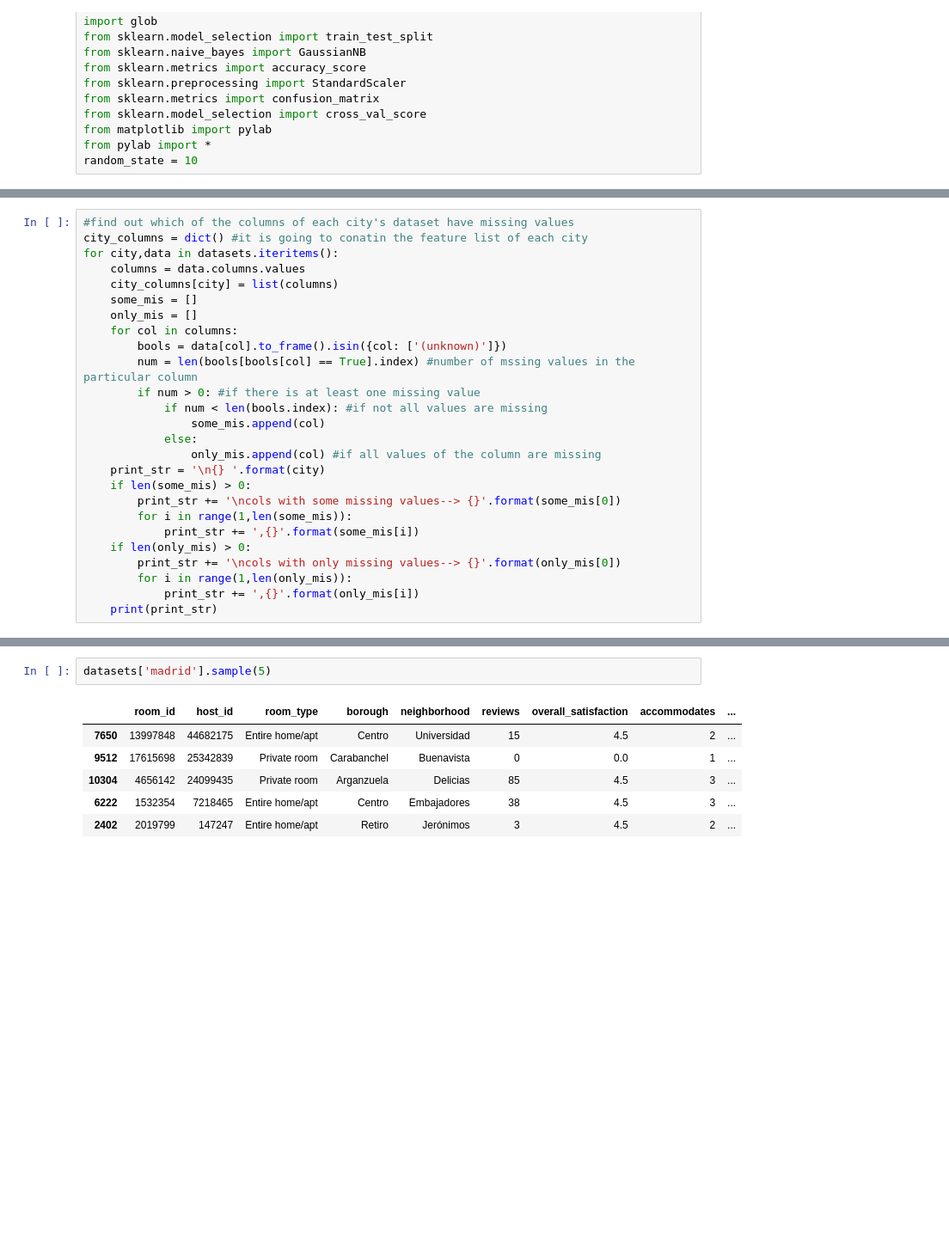
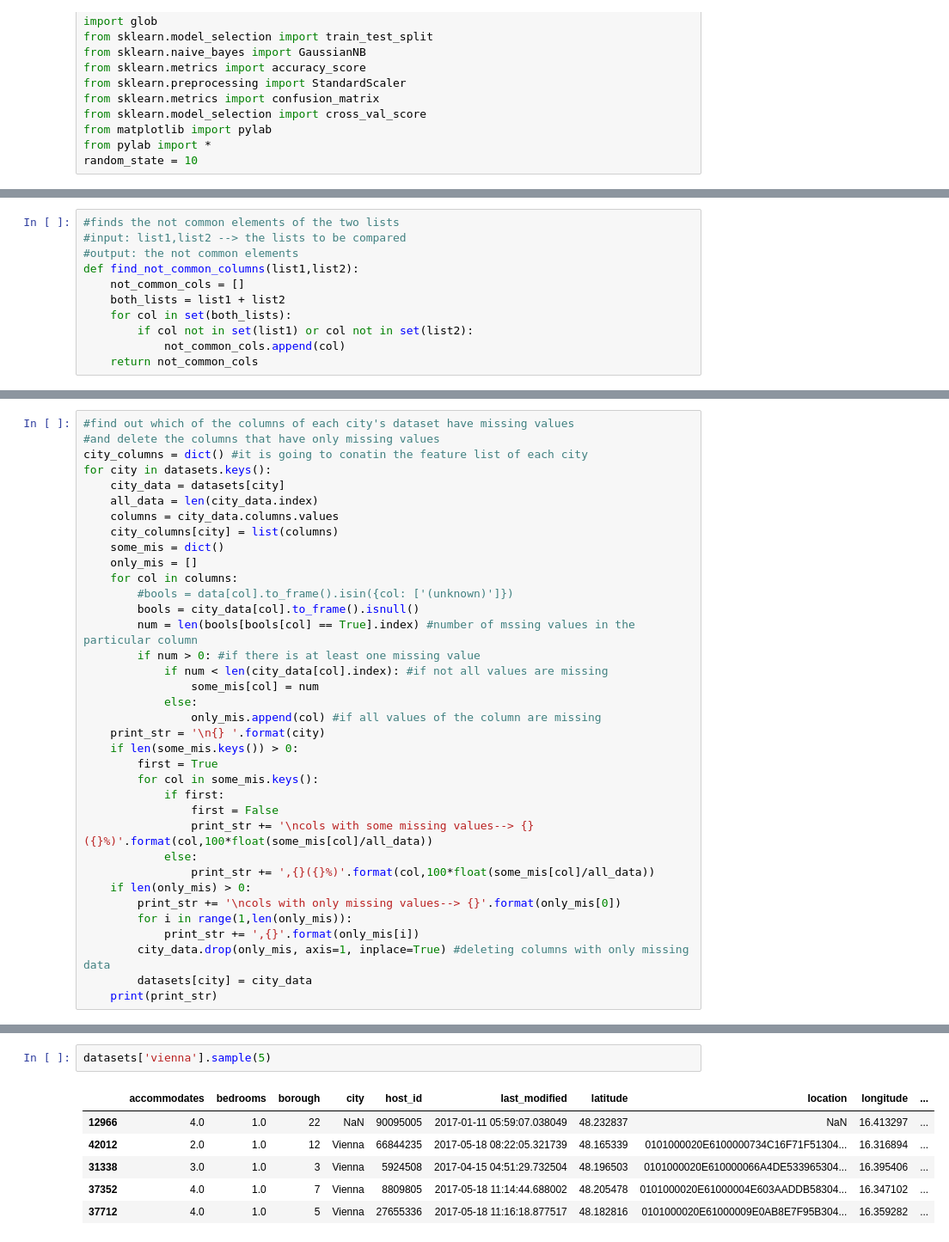
Before and after one commit to and92reas/AirBnB-Data-Analysis, a Jupyter notebook: processing.ipynb, the cells around one changed output, grey strips where cells are left out. Shown: that part at 86% size. Saved outputs shown, nothing was run; the diff lists cells and outputs as text; blank space fills up the shorter version.

Commit message:
second day
Spend all time fixing errors at preprocessing. The only new thing was that the outliers were delteted. Much work to be done. No time

```diff
--- a/processing.ipynb
+++ b/processing.ipynb
@@ -39,0 +31,11 @@ for city in cities:
+# %%
+#finds the not common elements of the two lists
+#input: list1,list2 --> the lists to be compared
+#output: the not common elements
+def find_not_common_columns(list1,list2):
+    not_common_cols = []
+    both_lists = list1 + list2
+    for col in set(both_lists):
+        if col not in set(list1) or col not in set(list2):
+            not_common_cols.append(col)
+    return not_common_cols
@@ -40,28 +92,38 @@ for city in cities:
 # %%
 #find out which of the columns of each city's dataset have missing values
+#and delete the columns that have only missing values
 city_columns = dict() #it is going to conatin the feature list of each city
-for city,data in datasets.iteritems():
-    columns = data.columns.values
+for city in datasets.keys():
+    city_data = datasets[city]
+    all_data = len(city_data.index)
+    columns = city_data.columns.values
     city_columns[city] = list(columns)
-    some_mis = []
+    some_mis = dict()
     only_mis = []
     for col in columns:
-        bools = data[col].to_frame().isin({col: ['(unknown)']})
+        #bools = data[col].to_frame().isin({col: ['(unknown)']})
+        bools = city_data[col].to_frame().isnull()
         num = len(bools[bools[col] == True].index) #number of mssing values in the particular column
         if num > 0: #if there is at least one missing value
-            if num < len(bools.index): #if not all values are missing
-                some_mis.append(col)
+            if num < len(city_data[col].index): #if not all values are missing
+                some_mis[col] = num
             else:
                 only_mis.append(col) #if all values of the column are missing
     print_str = '\n{} '.format(city)
-    if len(some_mis) > 0:
-        print_str += '\ncols with some missing values--> {}'.format(some_mis[0])
-        for i in range(1,len(some_mis)):
-            print_str += ',{}'.format(some_mis[i])
+    if len(some_mis.keys()) > 0:
+        first = True
+        for col in some_mis.keys():
+            if first:
+                first = False
+                print_str += '\ncols with some missing values--> {}({}%)'.format(col,100*float(some_mis[col]/all_data))
+            else:
+                print_str += ',{}({}%)'.format(col,100*float(some_mis[col]/all_data))
     if len(only_mis) > 0:
         print_str += '\ncols with only missing values--> {}'.format(only_mis[0])
         for i in range(1,len(only_mis)):
             print_str += ',{}'.format(only_mis[i])
+        city_data.drop(only_mis, axis=1, inplace=True) #deleting columns with only missing data
+        datasets[city] = city_data
     print(print_str)
 # %% [output]
 edinburgh
@@ -84,12 +167,12 @@ cols with only missing values--> country,bathrooms,minstay
 # %%
-datasets['madrid'].sample(5)
+datasets['vienna'].sample(5)
 # %% [output]
-|  | room_id | host_id | room_type | borough | neighborhood | reviews | overall_satisfaction | accommodates | ... |
-| 7650 | 13997848 | 44682175 | Entire home/apt | Centro | Universidad | 15 | 4.5 | 2 | ... |
-| 9512 | 17615698 | 25342839 | Private room | Carabanchel | Buenavista | 0 | 0.0 | 1 | ... |
-| 10304 | 4656142 | 24099435 | Private room | Arganzuela | Delicias | 85 | 4.5 | 3 | ... |
-| 6222 | 1532354 | 7218465 | Entire home/apt | Centro | Embajadores | 38 | 4.5 | 3 | ... |
-| 2402 | 2019799 | 147247 | Entire home/apt | Retiro | Jerónimos | 3 | 4.5 | 2 | ... |
+|  | accommodates | bedrooms | borough | city | host_id | last_modified | latitude | location | longitude | ... |
+| 12966 | 4.0 | 1.0 | 22 | NaN | 90095005 | 2017-01-11 05:59:07.038049 | 48.232837 | NaN | 16.413297 | ... |
+| 42012 | 2.0 | 1.0 | 12 | Vienna | 66844235 | 2017-05-18 08:22:05.321739 | 48.165339 | 0101000020E6100000734C16F71F51304... | 16.316894 | ... |
+| 31338 | 3.0 | 1.0 | 3 | Vienna | 5924508 | 2017-04-15 04:51:29.732504 | 48.196503 | 0101000020E610000066A4DE533965304... | 16.395406 | ... |
+| 37352 | 4.0 | 1.0 | 7 | Vienna | 8809805 | 2017-05-18 11:14:44.688002 | 48.205478 | 0101000020E61000004E603AADDB58304... | 16.347102 | ... |
+| 37712 | 4.0 | 1.0 | 5 | Vienna | 27655336 | 2017-05-18 11:16:18.877517 | 48.182816 | 0101000020E61000009E0AB8E7F95B304... | 16.359282 | ... |
 # %%
 #find out which columns are existent to all of the cities and which are not
 all_columns = set() # the union of columns appearing in all of the cities
```
Also changed, not shown: parts of 18 cells of this notebook.
